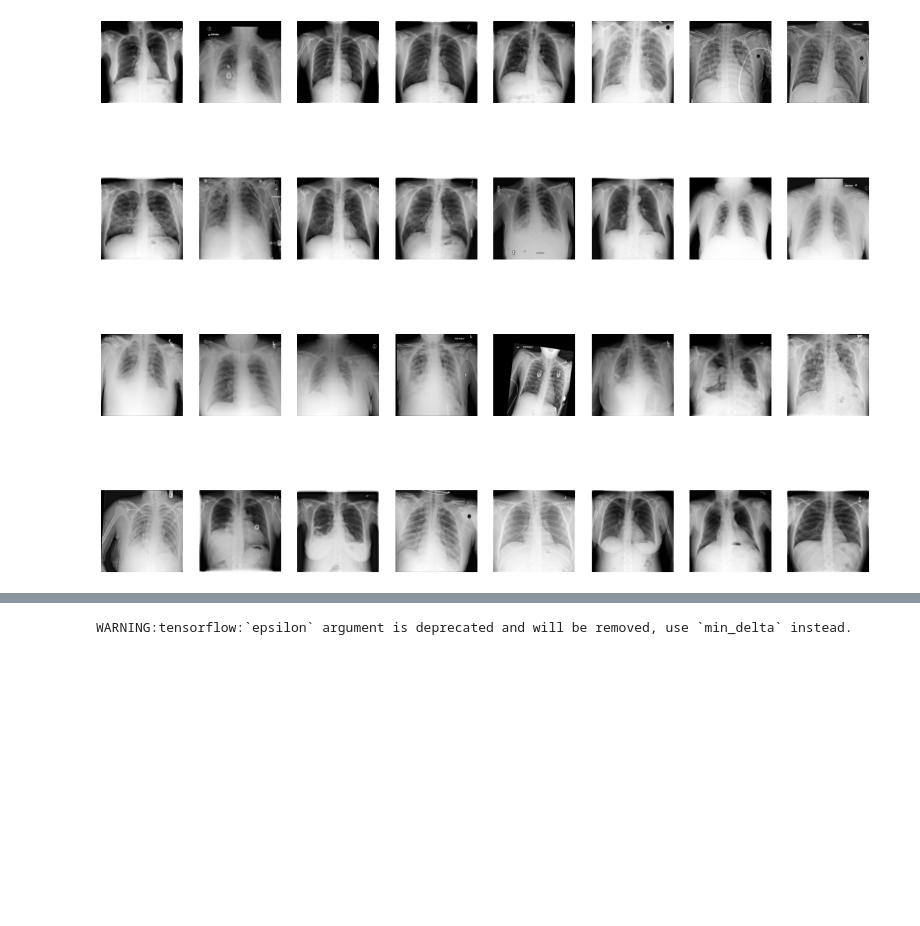
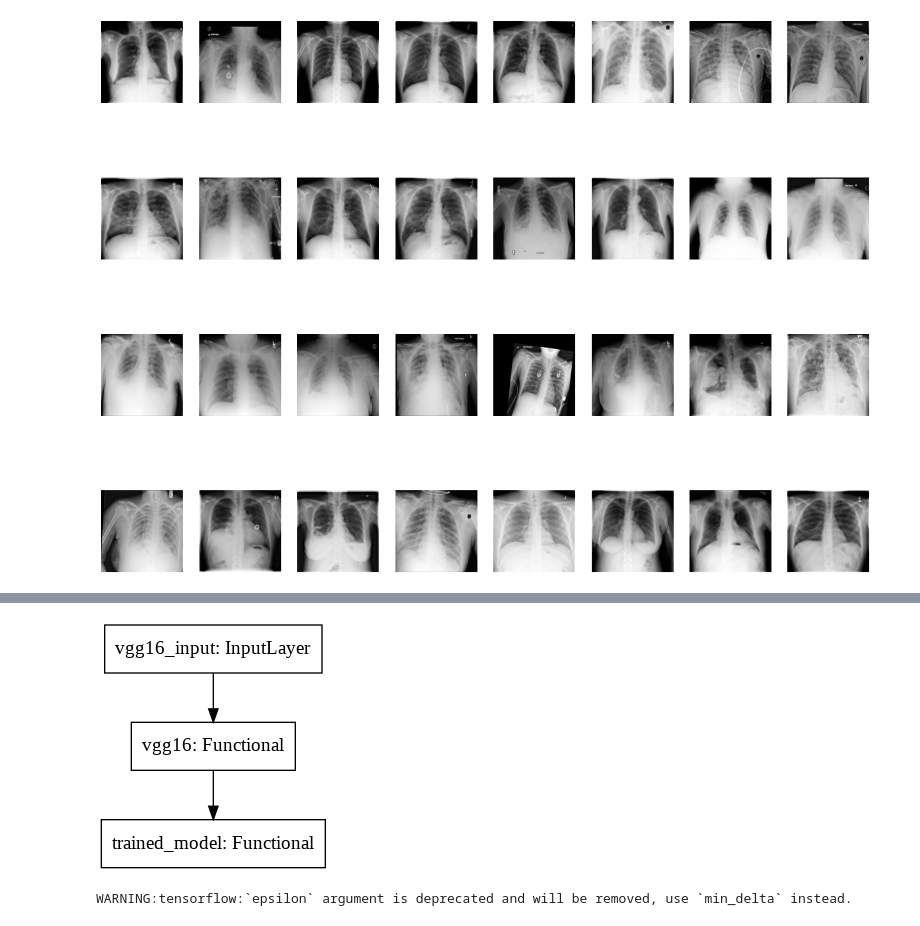
Before and after one commit to pswaruppk/GL_CAPSTONE, a Jupyter notebook: pneumonia_detection.ipynb, the cells around one changed output, grey strips where cells are left out. Cells and saved outputs as stored; diff of their text form; code cells hidden in the pictures; blank space fills up the shorter version.

```diff
--- a/pneumonia_detection.ipynb
+++ b/pneumonia_detection.ipynb
@@ -2058,10 +2069,11 @@ DROPOUT = 0.25 # [0, 0.25, 0.5]
 DENSE_COUNT = 128 # [32, 64, 128, 256]
 LEARN_RATE = 1e-4 # [1e-4, 1e-3, 4e-3]
 def build_pretrained_model():
+  #Build base model
   base_pretrained_model = BaseModel(input_shape =  (IMAGE_SIZE, IMAGE_SIZE, 3),
                               include_top = False, weights = 'imagenet')
   base_pretrained_model.trainable = False
-
+  #Build Top layer
   pt_features = Input((8,8,512), name = 'feature_input')
 
   bn_features = BatchNormalization()(pt_features)
@@ -2075,15 +2087,16 @@ def build_pretrained_model():
 
   attn_model = Model(inputs = [pt_features],
                     outputs = [out_layer], name = 'trained_model')
-
+  #Combine base & top model
   pneu_model = Sequential(name = 'combined_model')
   base_pretrained_model.trainable = False
   pneu_model.add(base_pretrained_model)
   pneu_model.add(attn_model)
+  #Add loss & optimizer
   pneu_model.compile(optimizer = Adam(lr = LEARN_RATE), loss = 'categorical_crossentropy',
                            metrics = ['categorical_accuracy'])
 
-  return pneu_model
+  return pneu_model,base_pretrained_model,attn_model
 # %%
 # base_pretrained_model = BaseModel(input_shape =  (IMAGE_SIZE, IMAGE_SIZE, 3),
 #                               include_top = False, weights = 'imagenet')
@@ -2101,6 +2114,7 @@ from tensorflow.keras.layers import BatchNormalization
 from tensorflow.keras.models import Sequential
 
 
-class_model = build_pretrained_model()
+class_model,base_model,top_model = build_pretrained_model()
 class_model.summary()
+plot_model(class_model)
 # %% [output]
@@ -2109,15 +2121,16 @@ Downloading data from https://storage.googleapis.com/tensorflow/keras-applicatio
 Model: "combined_model"
 _________________________________________________________________
 Layer (type)                 Output Shape              Param #
 =================================================================
 vgg16 (Functional)           (None, 8, 8, 512)         14714688
 _________________________________________________________________
 trained_model (Functional)   (None, 3)                 68483
 =================================================================
 Total params: 14,783,171
 Trainable params: 67,203
 Non-trainable params: 14,715,968
 _________________________________________________________________
+[figure, added]
 # %%
 from tensorflow.keras.callbacks import ModelCheckpoint, LearningRateScheduler, EarlyStopping, ReduceLROnPlateau
 weight_path="{}_weights.best.hdf5".format('lung_opacity')
```
Also changed, not shown: parts of 8 cells of this notebook.
